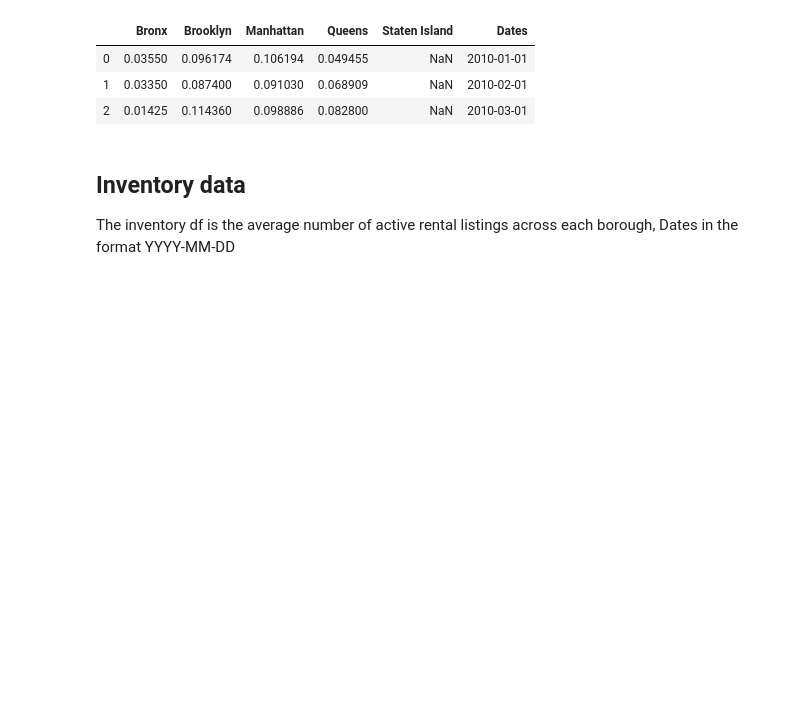
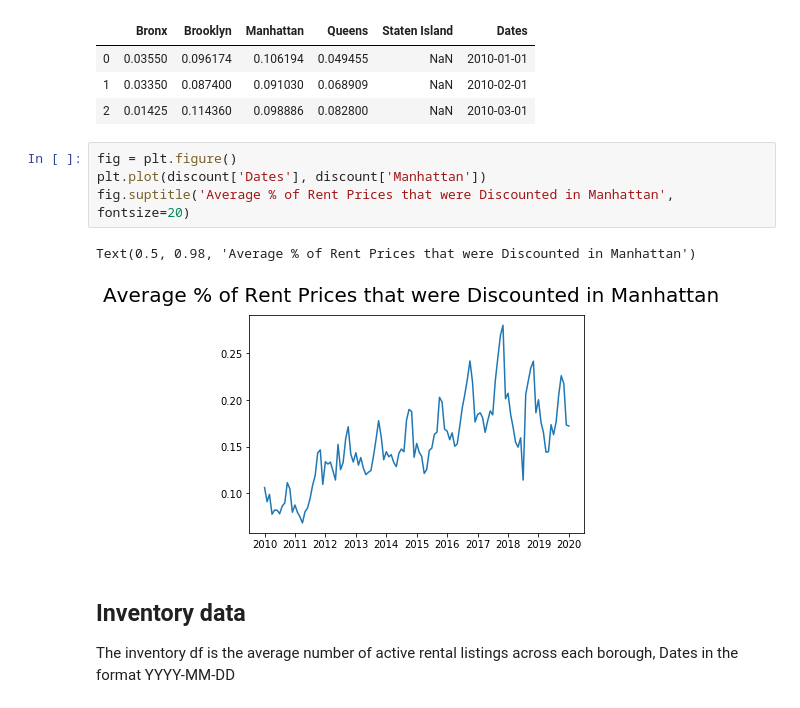
Before and after one commit to imgraham1/649Project, a Jupyter notebook: EDA.ipynb, the cells around one changed output. Cells and saved outputs as stored; diff of their text form; blank space fills up the shorter version.

```diff
--- a/EDA.ipynb
+++ b/EDA.ipynb
@@ -146,6 +153,13 @@ discount.head(3)
 | 0 | 0.03550 | 0.096174 | 0.106194 | 0.049455 | NaN | 2010-01-01 |
 | 1 | 0.03350 | 0.087400 | 0.091030 | 0.068909 | NaN | 2010-02-01 |
 | 2 | 0.01425 | 0.114360 | 0.098886 | 0.082800 | NaN | 2010-03-01 |
+# %%
+fig = plt.figure()
+plt.plot(discount['Dates'], discount['Manhattan'])
+fig.suptitle('Average % of Rent Prices that were Discounted in Manhattan', fontsize=20)
+# %% [output]
+Text(0.5, 0.98, 'Average % of Rent Prices that were Discounted in Manhattan')
+[figure, added]
 # %% [markdown]
 ## Inventory data
 The inventory df is the average number of active rental listings across each borough, Dates in the format YYYY-MM-DD
```
Also changed, not shown: parts of 2 cells of this notebook.
